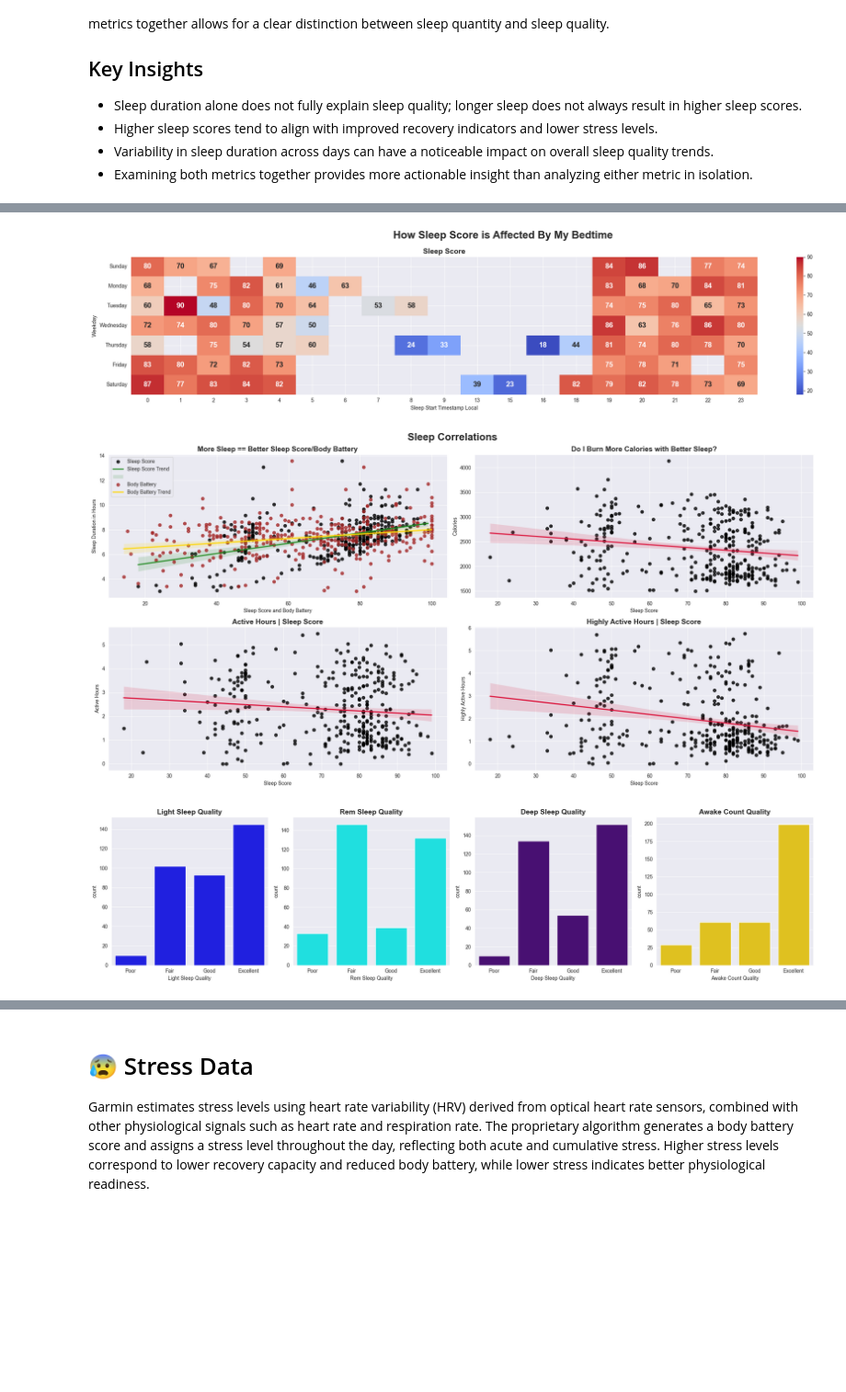
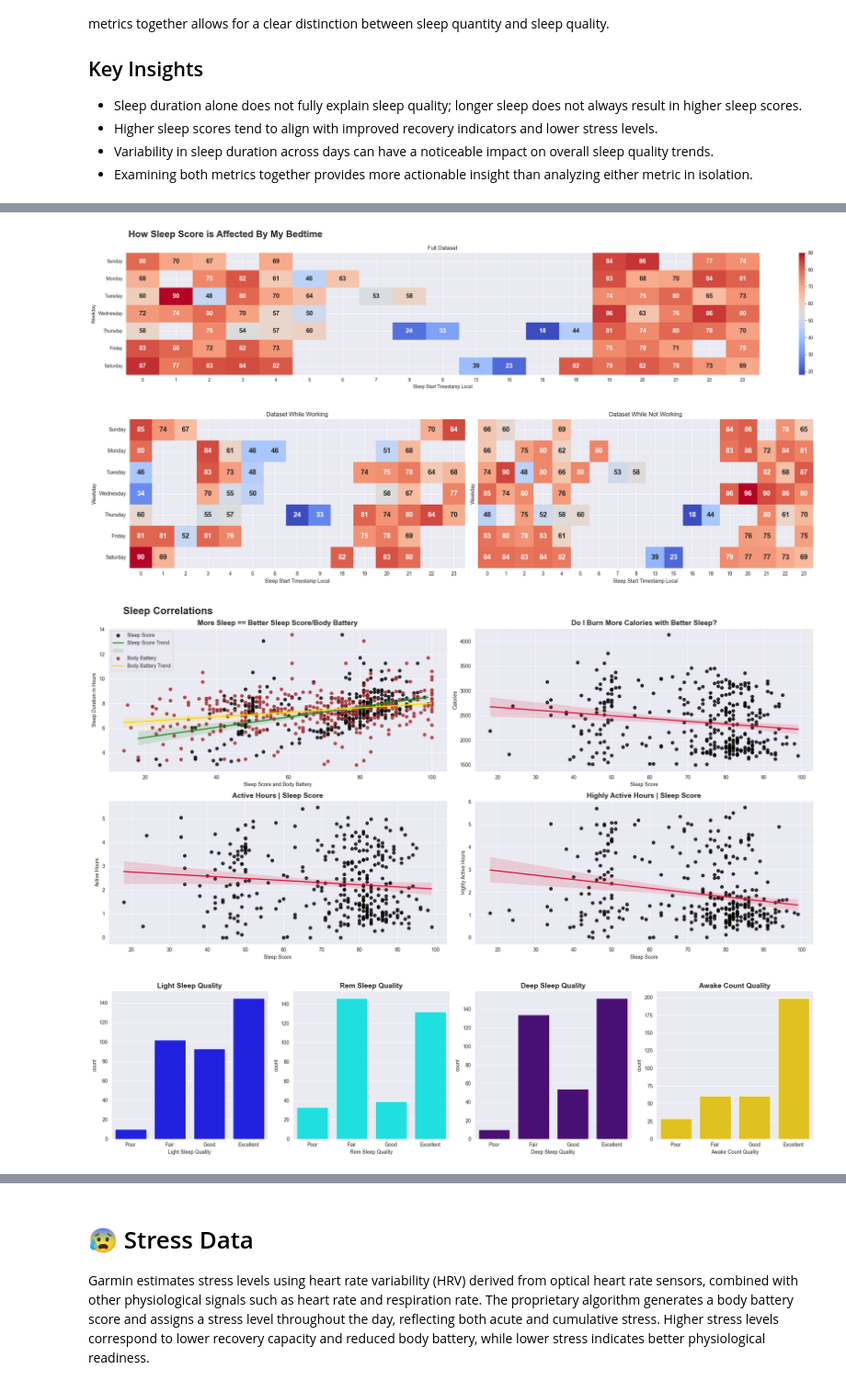
Before and after one commit to christophermagno/christophermagno, a Jupyter notebook: Projects/Health Analysis/health_dataset_viz.ipynb, the cells around one changed output, grey strips where cells are left out. Shown at 92% size. Drawn from its saved outputs; the diff is of its cells as text; code cells hidden in the pictures; blank space fills up the shorter version.

```diff
--- a/Projects/Health Analysis/health_dataset_viz.ipynb
+++ b/Projects/Health Analysis/health_dataset_viz.ipynb
@@ -36,12 +37,14 @@ lib.set_display_options()
 # %%
 _df = lib.read_data(project.raw_file)
 to_datetime = [
-    'Date',
     'Sleep Start Timestamp GMT',
     'Sleep End Timestamp GMT',
     'Sleep Start Timestamp Local',
     'Sleep End Timestamp Local'
 ]
+_df['Date'] = pd.to_datetime(_df['Date'], format=DATE_FORMAT)
+for item in to_datetime:
+    _df[item] = pd.to_datetime(_df[item])
 # %% [output]
 PortfolioLogger.lib.tools: INFO: Encoding: ascii
 PortfolioLogger.lib.tools: INFO: Stripping whitespaces from raw_data.csv
@@ -496,8 +551,9 @@ Regression analyses reveal that longer sleep generally improves sleep score and
 * Sleep score and duration provide complementary insights: duration reflects quantity, while sleep score captures quality and recovery effectiveness.
 # %%
 # Sleep Quality
-fig, ax1 = plt.subplots(figsize=(22, 5))
+fig, ax1 = plt.subplots(figsize=(25, 5))
 fig.suptitle('How Sleep Score is Affected By My Bedtime', **TITLE_KKWARGS)
+
 grp = grp_weekday_time['Sleep Score'].mean().reset_index()
 pivot = grp.pivot(index='Weekday', columns='Sleep Start Timestamp Local', values='Sleep Score')
 sns.heatmap(pivot, annot=True, fmt='.0f', ax=ax1, cmap='coolwarm',
@@ -505,7 +561,28 @@ sns.heatmap(pivot, annot=True, fmt='.0f', ax=ax1, cmap='coolwarm',
         'fontweight': 'bold',
         'fontsize': 14
     })
-ax1.set_title('Sleep Score', **SUB_TITLE_KKWARGS)
+ax1.set_title(df_viz.name)
+plt.tight_layout()
+plt.show()
+
+fig, (ax2, ax3) = plt.subplots(nrows=1, ncols=2, figsize=(20, 5), sharey=True)
+grp = grp_work_weekday_time['Sleep Score'].mean().reset_index()
+pivot = grp.pivot(index='Weekday', columns='Sleep Start Timestamp Local', values='Sleep Score')
+sns.heatmap(pivot, annot=True, fmt='.0f', ax=ax2, cmap='coolwarm', cbar=False,
+    annot_kws={
+        'fontweight': 'bold',
+        'fontsize': 14
+    })
+ax2.set_title(df_viz_work.name)
+
+grp = grp_no_work_weekday_time['Sleep Score'].mean().reset_index()
+pivot = grp.pivot(index='Weekday', columns='Sleep Start Timestamp Local', values='Sleep Score')
+sns.heatmap(pivot, annot=True, fmt='.0f', ax=ax3, cmap='coolwarm', cbar=False,
+    annot_kws={
+        'fontweight': 'bold',
+        'fontsize': 14
+    })
+ax3.set_title(df_viz_nowork.name)
 plt.tight_layout()
 plt.show()
 
@@ -552,36 +629,37 @@ plt.tight_layout()
 plt.show()
 
 # sns.regplot(df_viz, x='Sleep Score', y='Highly Active Seconds', scatter_kws={'color': 'k'}, line_kws={'color': REF_COLOR}, ax=ax4)
 
 
 # Stress and Sleep Quality
 fig, ((ax1, ax2), (ax3, ax4)) = plt.subplots(nrows=2, ncols=2, figsize=(20, 10))
 fig.suptitle('Relationship Between Stress and Sleep Quality', **TITLE_KKWARGS)
 
 sns.boxplot(df_viz, x='Sleep Quality', y='Average Stress Level', color=MAIN_COLOR, order=['Poor', 'Fair', 'Good', 'Excellent'], ax=ax1)
 ax1.set_ylabel('Average Stress Level')
 ax1.set_xlabel('Sleep Quality')
 ax1.set_title('How Stress Effects My Sleep', **SUB_TITLE_KKWARGS)
 
 sns.stripplot(df_viz, x='Sleep Quality', y='Average Stress Level', color=MAIN_COLOR, hue=df_viz['Sleep Start Timestamp Local'].dt.hour, order=['Poor', 'Fair', 'Good', 'Excellent'], ax=ax2)
 ax2.set_ylabel('Average Stress Level')
 ax2.set_xlabel('Sleep Quality')
 ax2.set_title('How Stress Effects my Quality of Sleep', **SUB_TITLE_KKWARGS)
 
 g = sns.boxplot(df_viz, x='Stress Qualifier', y='Sleep Score', color=MAIN_COLOR, order=['Unknown', 'Very Stressful', 'Stressful Awake', 'Stressful', 'Balanced Awake', 'Balanced', 'Calm'], ax=ax3)
 ax3.set_title('How Stress Effects my Sleep', **TITLE_KKWARGS)
 ax3.tick_params(axis='x', rotation=45)
 
 sns.swarmplot(df_viz, x='Sleep Quality', y=df_viz['Stress Seconds'] / 3600, hue=df_viz['Sleep Start Timestamp Local'].dt.hour, color=MAIN_COLOR, order=['Poor', 'Fair', 'Good', 'Excellent'], ax=ax4)
 ax4.set_ylabel('Stress Seconds (in hrs)')
 ax4.set_title('How Stress Duration Effects my Sleep', **SUB_TITLE_KKWARGS)
 
 plt.tight_layout()
 plt.show()
 # %% [output]
-[figure, old version]
+[figure, new version]
-[figure, old version]
+[figure, new version]
-[figure, old version]
+[figure, new version]
+[figure, new version]
 Setting a gradient palette using color= is deprecated and will be removed in v0.14.0. Set `palette='dark:coral'` for the same effect.
 
   sns.stripplot(df_viz, x='Sleep Quality', y='Average Stress Level', color=MAIN_COLOR, hue=df_viz['Sleep Start Timestamp Local'].dt.hour, order=['Poor', 'Fair', 'Good', 'Excellent'], ax=ax2)
```
Also changed, not shown: parts of 16 cells of this notebook, 27 other files.
